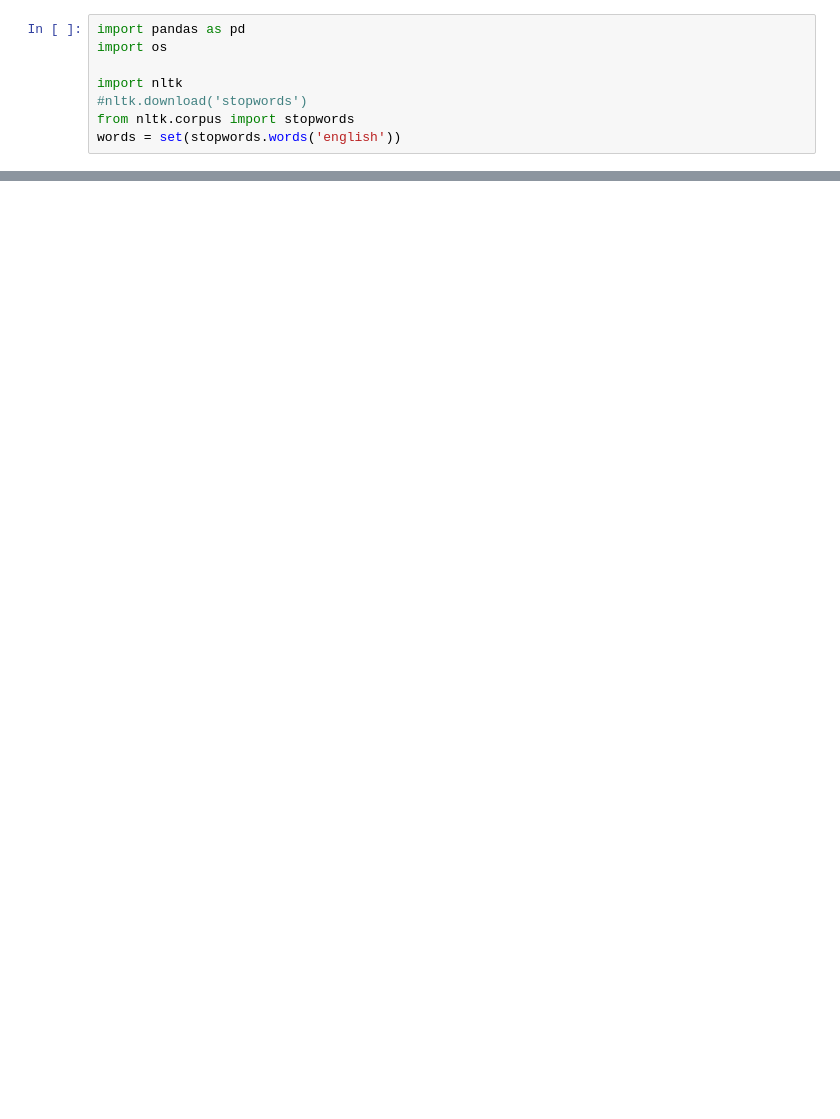
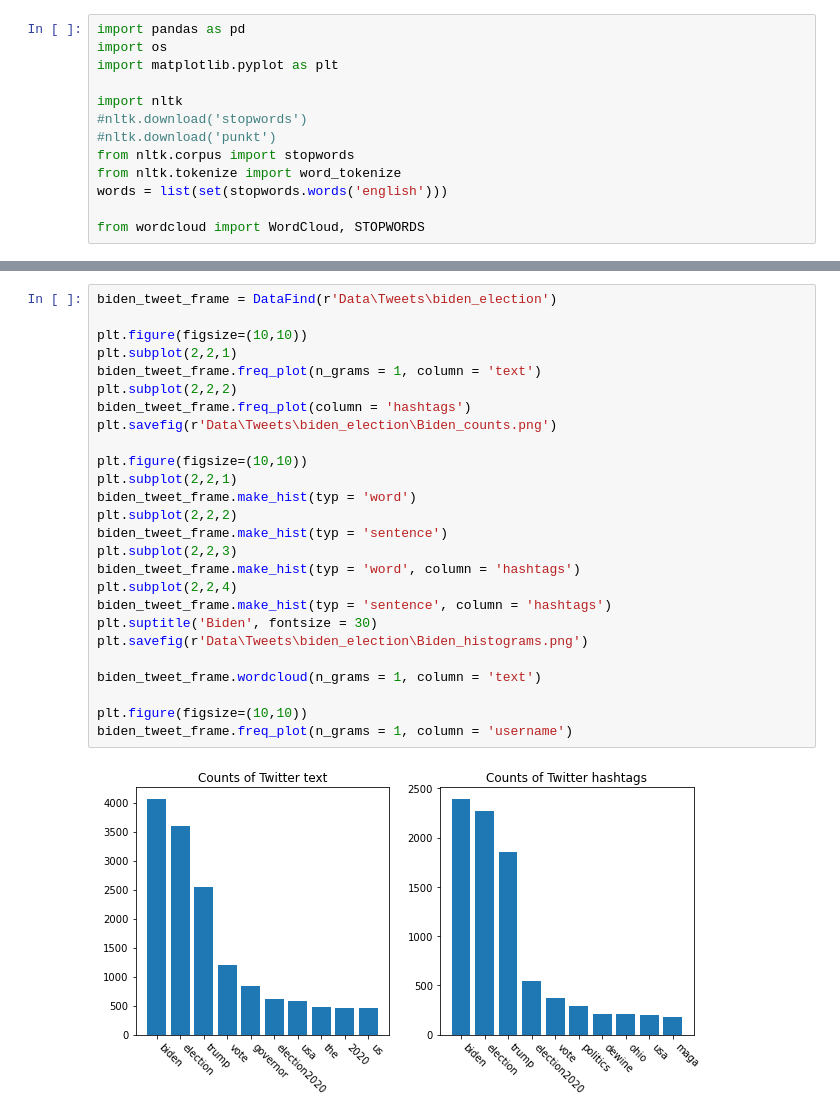
Before and after one commit to cjk5642/PolarizedElection, a Jupyter notebook: analyze.ipynb, the cells around one changed output, grey strips where cells are left out. Drawn from its saved outputs; the diff is of its cells as text; blank space fills up the shorter version.

```diff
--- a/analyze.ipynb
+++ b/analyze.ipynb
@@ -1,8 +1,13 @@
 # %%
 import pandas as pd
 import os
+import matplotlib.pyplot as plt
 
 import nltk
 #nltk.download('stopwords')
+#nltk.download('punkt')
 from nltk.corpus import stopwords
-words = set(stopwords.words('english'))
+from nltk.tokenize import word_tokenize
+words = list(set(stopwords.words('english')))
+
+from wordcloud import WordCloud, STOPWORDS
@@ -105,0 +134,28 @@ display(biden_tweet_frame)
+# %%
+biden_tweet_frame = DataFind(r'Data\Tweets\biden_election')
+
+plt.figure(figsize=(10,10))
+plt.subplot(2,2,1)
+biden_tweet_frame.freq_plot(n_grams = 1, column = 'text')
+plt.subplot(2,2,2)
+biden_tweet_frame.freq_plot(column = 'hashtags')
+plt.savefig(r'Data\Tweets\biden_election\Biden_counts.png')
+
+plt.figure(figsize=(10,10))
+plt.subplot(2,2,1)
+biden_tweet_frame.make_hist(typ = 'word')
+plt.subplot(2,2,2)
+biden_tweet_frame.make_hist(typ = 'sentence')
+plt.subplot(2,2,3)
+biden_tweet_frame.make_hist(typ = 'word', column = 'hashtags')
+plt.subplot(2,2,4)
+biden_tweet_frame.make_hist(typ = 'sentence', column = 'hashtags')
+plt.suptitle('Biden', fontsize = 30)
+plt.savefig(r'Data\Tweets\biden_election\Biden_histograms.png')
+
+biden_tweet_frame.wordcloud(n_grams = 1, column = 'text')
+
+plt.figure(figsize=(10,10))
+biden_tweet_frame.freq_plot(n_grams = 1, column = 'username')
+# %% [output]
+[figure, added]
```
Also changed, not shown: parts of 7 cells of this notebook, 1 other file.
